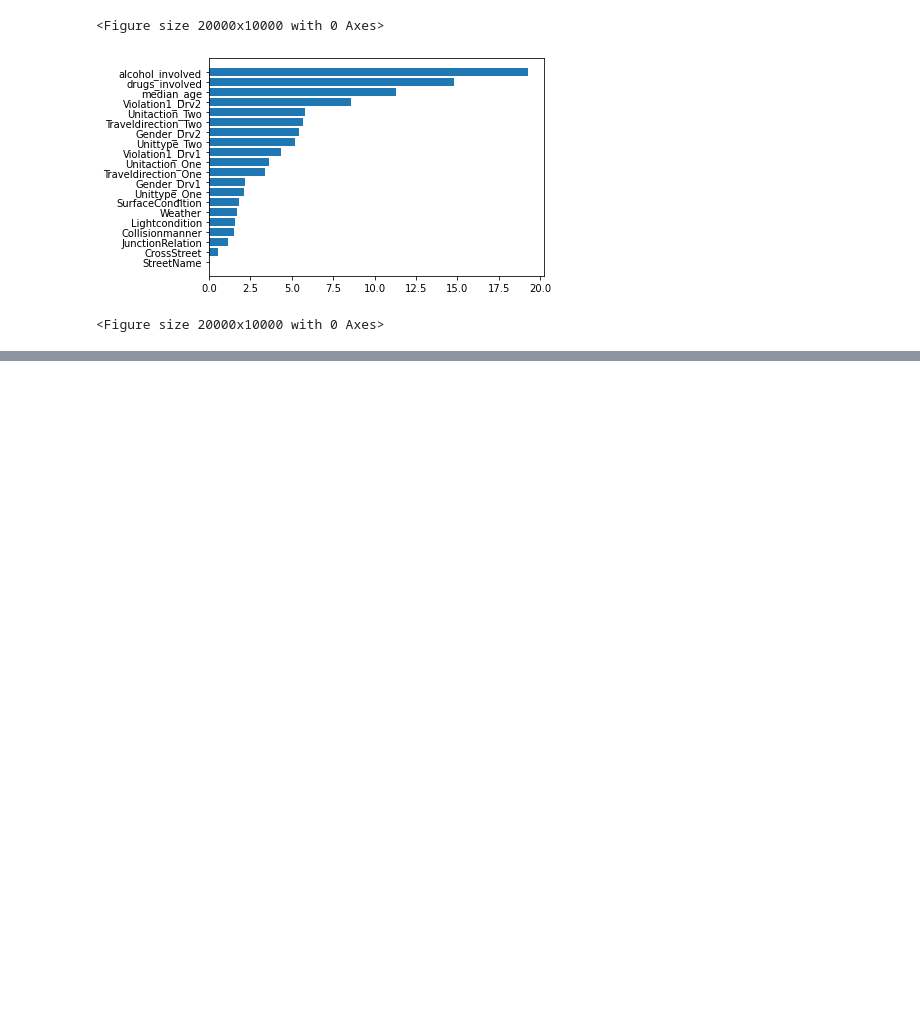
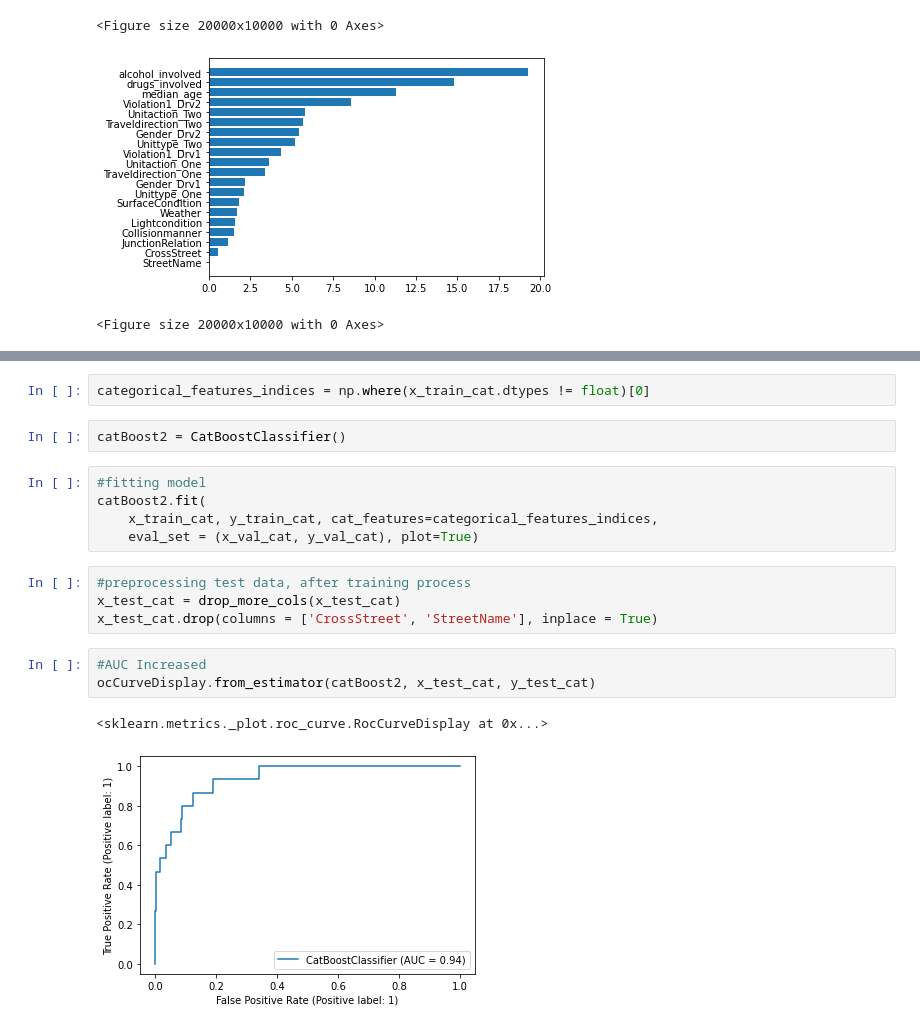
Before and after one commit to noahruiz416/Tempe_Traffic_Classification, a Jupyter notebook: Tempe_Traffic_Prototype_Feature_Engineering_Model_V2.ipynb, the cells around one changed output, grey strips where cells are left out. Cells and saved outputs as stored; diff of their text form; blank space fills up the shorter version.

```diff
--- a/Tempe_Traffic_Prototype_Feature_Engineering_Model_V2.ipynb
+++ b/Tempe_Traffic_Prototype_Feature_Engineering_Model_V2.ipynb
@@ -366,0 +480,19 @@ figure(figsize=(40, 20), dpi=500)
+# %%
+categorical_features_indices = np.where(x_train_cat.dtypes != float)[0]
+# %%
+catBoost2 = CatBoostClassifier()
+# %%
+#fitting model
+catBoost2.fit(
+    x_train_cat, y_train_cat, cat_features=categorical_features_indices,
+    eval_set = (x_val_cat, y_val_cat), plot=True)
+# %%
+#preprocessing test data, after training process
+x_test_cat = drop_more_cols(x_test_cat)
+x_test_cat.drop(columns = ['CrossStreet', 'StreetName'], inplace = True)
+# %%
+#AUC Increased
+ocCurveDisplay.from_estimator(catBoost2, x_test_cat, y_test_cat)
+# %% [output]
+<sklearn.metrics._plot.roc_curve.RocCurveDisplay at 0x...>
+[figure, added]
```
Also changed, not shown: parts of 46 cells of this notebook.
